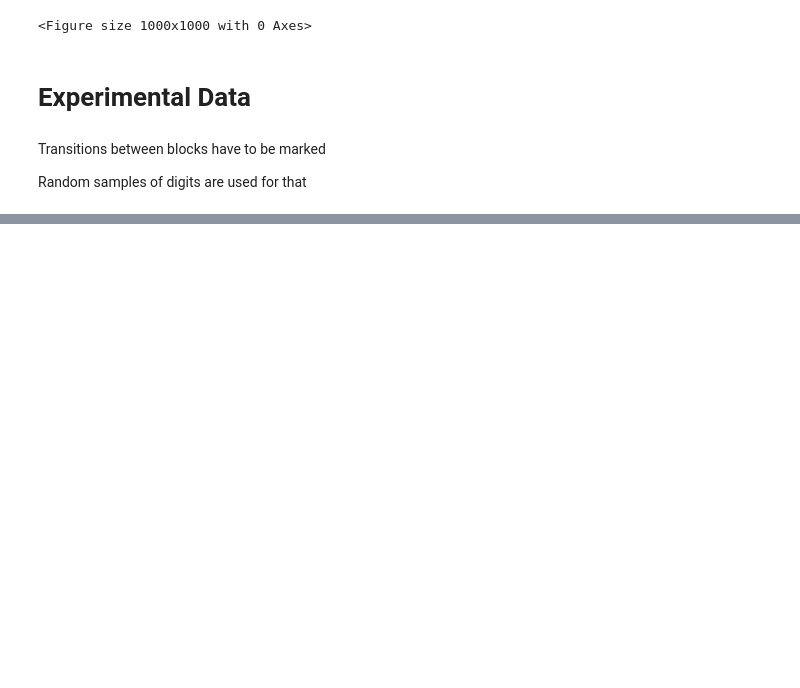
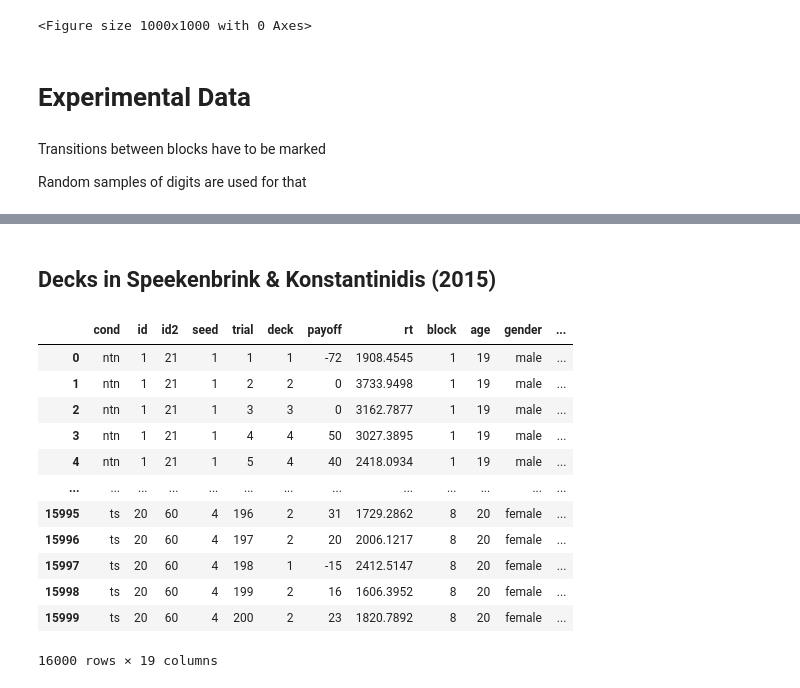
Before and after one commit to MirkoTh/HCM, a Jupyter notebook: Demo/chunk-bandit-choices.ipynb, the cells around one changed output, grey strips where cells are left out. Drawn from its saved outputs; the diff is of its cells as text; code cells hidden in the pictures; blank space fills up the shorter version.

```diff
--- a/Demo/chunk-bandit-choices.ipynb
+++ b/Demo/chunk-bandit-choices.ipynb
@@ -96,6 +98,7 @@ def plot_chunk_graph(vertex_list, edges, location, ax=None, Print = False):
 # %%
 tbl_e2 = pd.read_csv("../InputData/human_data/gershman-2018-e2.csv")
 tbl_rb = pd.read_csv("../InputData/human_data/speekenbrink-konstantinidis-2015.csv")
+tbl_rb["subject"] = tbl_rb["id"]
 # %%
 tbl_e2_grouped = tbl_e2.groupby(tbl_e2["subject"])
 e2_subjects = list(tbl_e2_grouped.groups.keys())
@@ -117 +132,4 @@ tbl_e2_extend = tbl_design_e2.merge(tbl_e2[["subject", "block", "trial", "choice
+# %%
+tbl_rb.loc[tbl_rb["trial"] == 1, "repeat_deck"] = 5
+tbl_rb.loc[tbl_rb["trial"] == 1, "switch_deck"] = 5
 # %%
@@ -161,0 +233,2 @@ location  [[1, 0], [2, 0], [3, 0], [2.0, 1], [1.0, 2], [1.0, 3], [2.0, 4], [1.5,
+# %% [markdown]
+## Decks in Speekenbrink & Konstantinidis (2015)
@@ -161,0 +242,16 @@ location  [[1, 0], [2, 0], [3, 0], [2.0, 1], [1.0, 2], [1.0, 3], [2.0, 4], [1.5,
+# %%
+tbl_rb
+# %% [output]
+|  | cond | id | id2 | seed | trial | deck | payoff | rt | block | age | gender | ... |
+| 0 | ntn | 1 | 21 | 1 | 1 | 1 | -72 | 1908.4545 | 1 | 19 | male | ... |
+| 1 | ntn | 1 | 21 | 1 | 2 | 2 | 0 | 3733.9498 | 1 | 19 | male | ... |
+| 2 | ntn | 1 | 21 | 1 | 3 | 3 | 0 | 3162.7877 | 1 | 19 | male | ... |
+| 3 | ntn | 1 | 21 | 1 | 4 | 4 | 50 | 3027.3895 | 1 | 19 | male | ... |
+| 4 | ntn | 1 | 21 | 1 | 5 | 4 | 40 | 2418.0934 | 1 | 19 | male | ... |
+| ... | ... | ... | ... | ... | ... | ... | ... | ... | ... | ... | ... | ... |
+| 15995 | ts | 20 | 60 | 4 | 196 | 2 | 31 | 1729.2862 | 8 | 20 | female | ... |
+| 15996 | ts | 20 | 60 | 4 | 197 | 2 | 20 | 2006.1217 | 8 | 20 | female | ... |
+| 15997 | ts | 20 | 60 | 4 | 198 | 1 | -15 | 2412.5147 | 8 | 20 | female | ... |
+| 15998 | ts | 20 | 60 | 4 | 199 | 2 | 16 | 1606.3952 | 8 | 20 | female | ... |
+| 15999 | ts | 20 | 60 | 4 | 200 | 2 | 23 | 1820.7892 | 8 | 20 | female | ... |
+16000 rows × 19 columns
```
Also changed, not shown: parts of 32 cells of this notebook.
